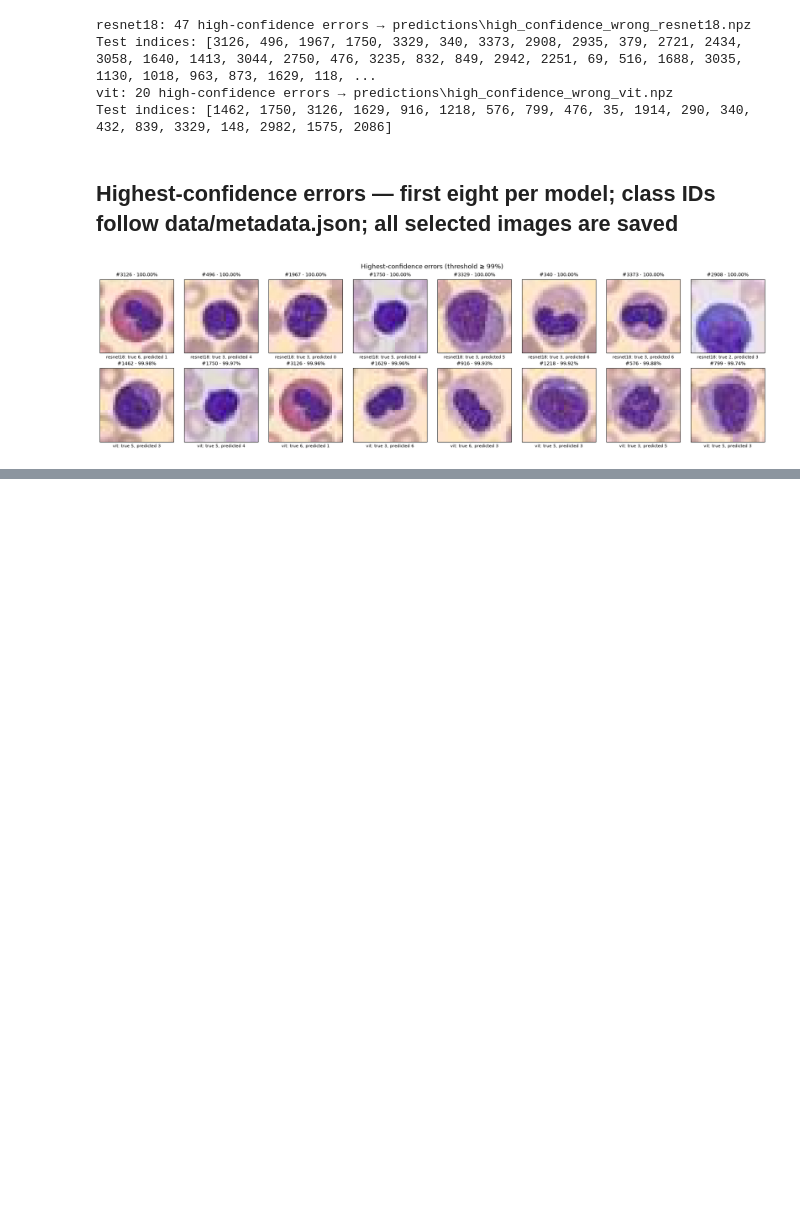
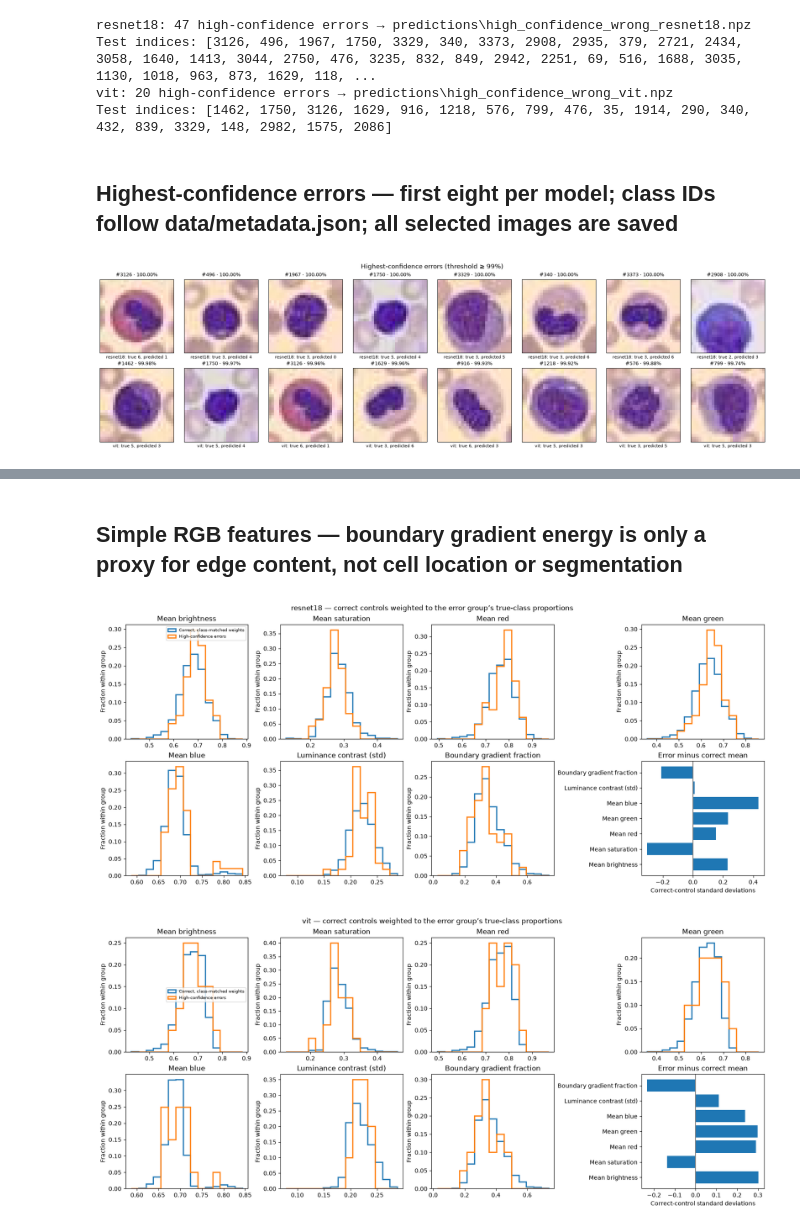
Before and after one commit to jseibezeder/AI_and_Visualization_Project, a Jupyter notebook: confidence_analysis.ipynb, the cells around one changed output, grey strips where cells are left out. Drawn from its saved outputs; the diff is of its cells as text; code cells hidden in the pictures; blank space fills up the shorter version.

```diff
--- a/confidence_analysis.ipynb
+++ b/confidence_analysis.ipynb
@@ -220,0 +280,47 @@ plt.show()
+# %% [markdown]
+## Simple RGB features — boundary gradient energy is only a proxy for edge content, not cell location or segmentation
+# %%
+rgb = images.astype(float) / 255
+luminance = rgb @ np.array([0.299, 0.587, 0.114])
+maximum, minimum = rgb.max(-1), rgb.min(-1)
+saturation = np.divide(maximum - minimum, maximum, out=np.zeros_like(maximum), where=maximum > 0)
+gy, gx = np.gradient(luminance, axis=(1, 2))
+energy = np.hypot(gx, gy)
+border = np.ones((28, 28), dtype=bool)
+border[4:-4, 4:-4] = False
+boundary_energy = energy[:, border].sum(-1) / np.maximum(energy.sum((1, 2)), 1e-12)
+features = np.column_stack((luminance.mean((1, 2)), saturation.mean((1, 2)),
+                            rgb.mean((1, 2)), luminance.std((1, 2)), boundary_energy))
+feature_names = ['Mean brightness', 'Mean saturation', 'Mean red', 'Mean green', 'Mean blue',
+                 'Luminance contrast (std)', 'Boundary gradient fraction']
+control_weights, feature_effects = [], []
+for m, ids in enumerate(error_ids):
+    weights = np.zeros(len(labels))
+    for c in range(8):
+        mask = correct[m] & (labels == c)
+        if mask.any() and len(ids):
+            weights[mask] = (labels[ids] == c).mean() / mask.sum()
+    control_weights.append(weights)
+    if not len(ids):
+        feature_effects.append(np.full(len(feature_names), np.nan))
+        continue
+    mean = np.average(features, axis=0, weights=weights)
+    std = np.sqrt(np.average((features - mean) ** 2, axis=0, weights=weights))
+    effects = (features[ids].mean(0) - mean) / np.maximum(std, 1e-12)
+    feature_effects.append(effects)
+    fig, axes = plt.subplots(2, 4, figsize=(16, 7), layout='constrained')
+    for j, ax in enumerate(axes.flat[:7]):
+        edges = np.linspace(features[:, j].min(), features[:, j].max() + 1e-12, 16)
+        ax.hist(features[:, j], bins=edges, weights=weights, histtype='step', linewidth=2, label='Correct, class-matched weights')
+        ax.hist(features[ids, j], bins=edges, weights=np.full(len(ids), 1 / len(ids)),
+                histtype='step', linewidth=2, label='High-confidence errors')
+        ax.set(title=feature_names[j], ylabel='Fraction within group')
+    axes[0, 0].legend(fontsize=7)
+    axes[1, 3].barh(feature_names, effects)
+    axes[1, 3].axvline(0, color='gray')
+    axes[1, 3].set(title='Error minus correct mean', xlabel='Correct-control standard deviations')
+    fig.suptitle(f'{model_names[m]} — correct controls weighted to the error group’s true-class proportions')
+    plt.show()
+# %% [output]
+[figure, added]
+[figure, added]
```
Also changed, not shown: parts of 14 cells of this notebook, 1 other file.
